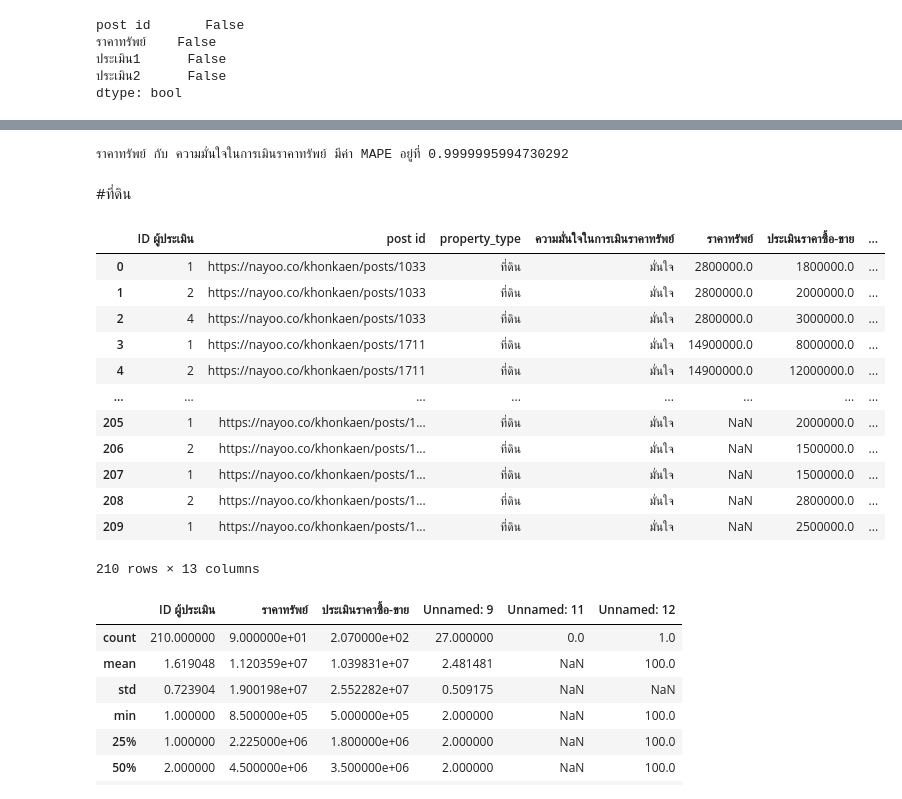
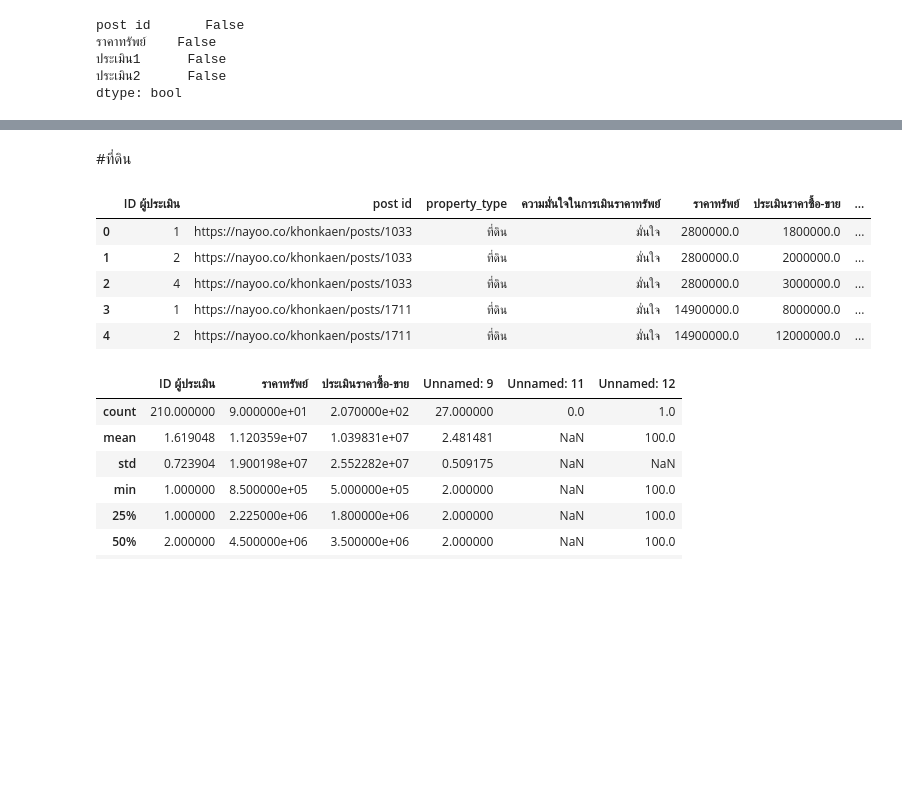
Before and after one commit to Nattakonjpg/bsc_dpbm22, a Jupyter notebook: [dataset1]_property_estimator.ipynb, the cells around one changed output, grey strips where cells are left out. Cells and saved outputs as stored; diff of their text form; code cells hidden in the pictures; blank space fills up the shorter version.

```diff
--- a/[dataset1]_property_estimator.ipynb
+++ b/[dataset1]_property_estimator.ipynb
@@ -422,28 +442,15 @@ table5 = tablehouse['Tran_confirm']
-# %%
-mapetable7 = mape(table4, table5)
-mapetable7
-print(f'ราคาทรัพย์ กับ ความมั่นใจในการเมินราคาทรัพย์ มีค่า MAPE อยู่ที่', mapetable7)
-# %% [output]
-ราคาทรัพย์ กับ ความมั่นใจในการเมินราคาทรัพย์ มีค่า MAPE อยู่ที่ 0.9999995994730292
 # %% [markdown]
 #ที่ดิน
 # %%
 land = pd.read_excel('/content/drive/MyDrive/datamining/คำตอบนักประเมิน.xlsx',sheet_name='ที่ดิน',skiprows=0) #เลือก ชีท ที่ดิน
-land
+land.head()
 # %% [output]
 |  | ID ผู้ประเมิน | post id | property_type | ความมั่นใจในการเมินราคาทรัพย์ | ราคาทรัพย์ | ประเมินราคาซื้อ-ขาย | ... |
 | 0 | 1 | https://nayoo.co/khonkaen/posts/1033 | ที่ดิน | มั่นใจ | 2800000.0 | 1800000.0 | ... |
 | 1 | 2 | https://nayoo.co/khonkaen/posts/1033 | ที่ดิน | มั่นใจ | 2800000.0 | 2000000.0 | ... |
 | 2 | 4 | https://nayoo.co/khonkaen/posts/1033 | ที่ดิน | มั่นใจ | 2800000.0 | 3000000.0 | ... |
 | 3 | 1 | https://nayoo.co/khonkaen/posts/1711 | ที่ดิน | มั่นใจ | 14900000.0 | 8000000.0 | ... |
 | 4 | 2 | https://nayoo.co/khonkaen/posts/1711 | ที่ดิน | มั่นใจ | 14900000.0 | 12000000.0 | ... |
-| ... | ... | ... | ... | ... | ... | ... | ... |
-| 205 | 1 | https://nayoo.co/khonkaen/posts/1... | ที่ดิน | มั่นใจ | NaN | 2000000.0 | ... |
-| 206 | 2 | https://nayoo.co/khonkaen/posts/1... | ที่ดิน | มั่นใจ | NaN | 1500000.0 | ... |
-| 207 | 1 | https://nayoo.co/khonkaen/posts/1... | ที่ดิน | มั่นใจ | NaN | 1500000.0 | ... |
-| 208 | 2 | https://nayoo.co/khonkaen/posts/1... | ที่ดิน | มั่นใจ | NaN | 2800000.0 | ... |
-| 209 | 1 | https://nayoo.co/khonkaen/posts/1... | ที่ดิน | มั่นใจ | NaN | 2500000.0 | ... |
-210 rows × 13 columns
 # %%
 land.describe() #มี210 row
 #ราคาทรัพย์ max 90 ล้าน ถูกสุด 8.5 แสน ราคาทรัพย์เฉลี่ย 11 ล้าน
```
Also changed, not shown: parts of 115 cells of this notebook.
